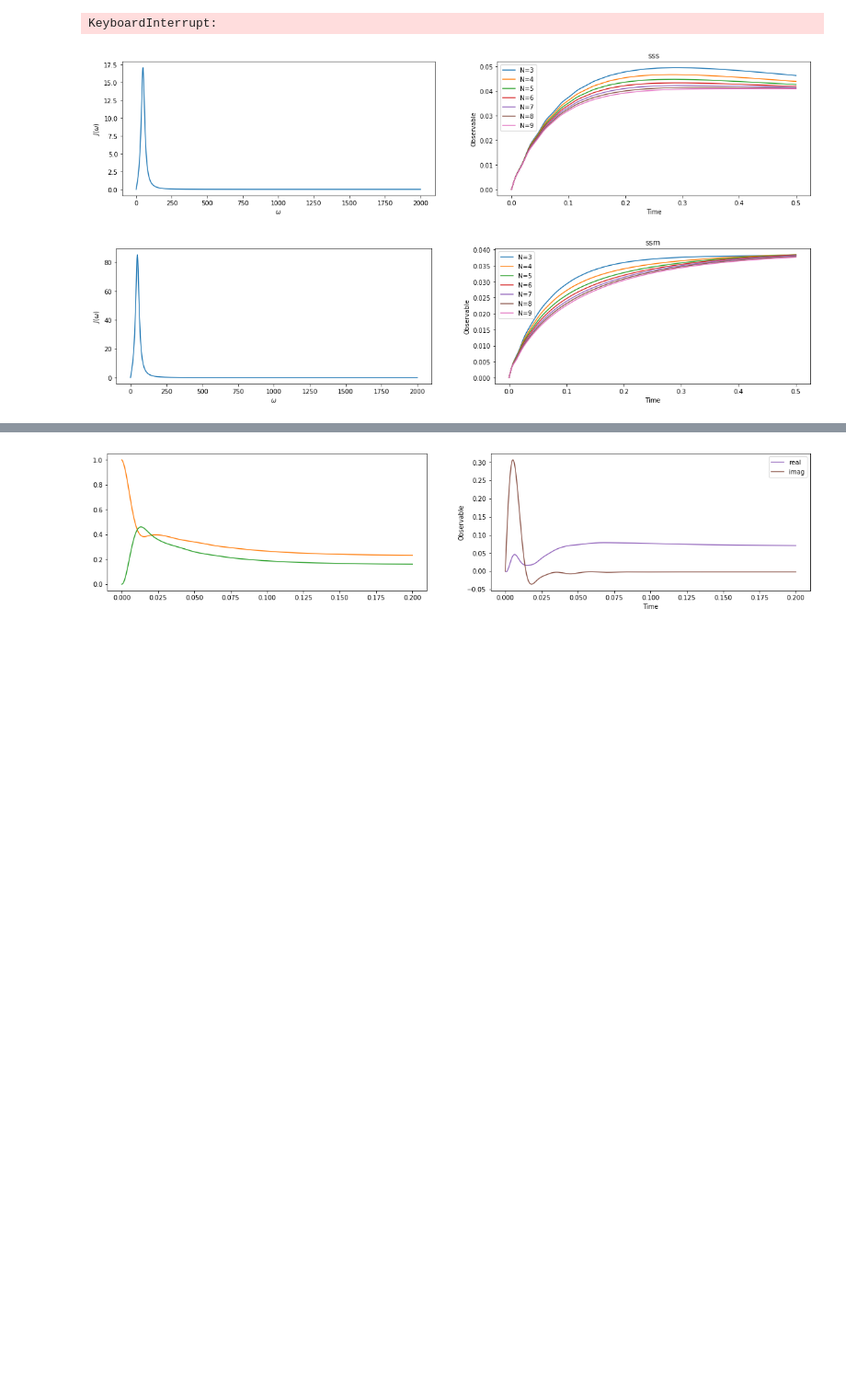
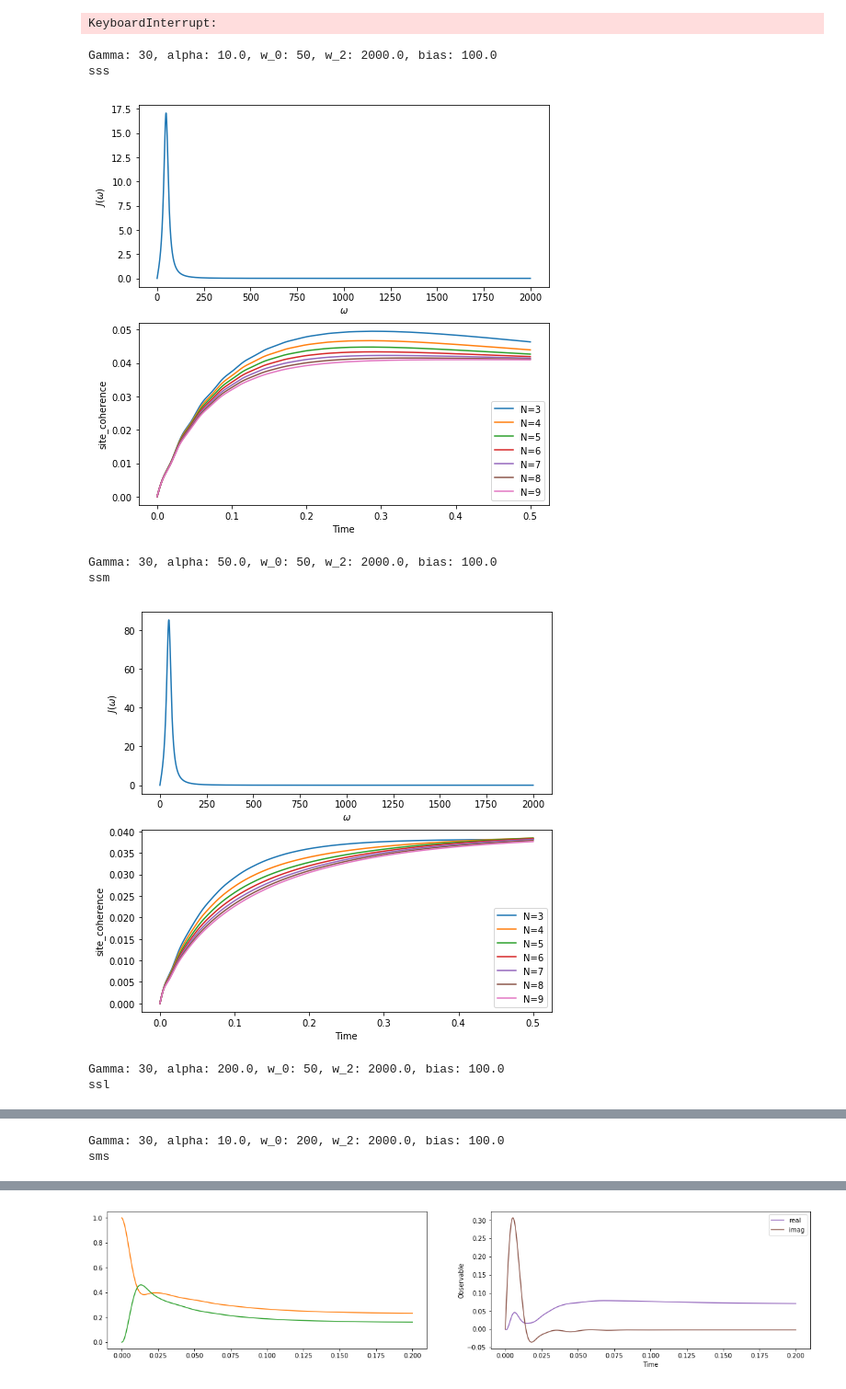
Before and after one commit to HenryMaguire/dimer-code, a Jupyter notebook: coherence_analysis.ipynb, the cells around one changed output, grey strips where cells are left out. Shown at 92% size. Drawn from its saved outputs; the diff is of its cells as text; code cells hidden in the pictures; blank space fills up the shorter version.

Commit message:
I've made the plotting functions, refactored some stuff and calculated some initial plots. Made it easier to extract plots and parameters etc.

```diff
--- a/coherence_analysis.ipynb
+++ b/coherence_analysis.ipynb
@@ -514,8 +515,8 @@ Full optical Liouvillian took 60.4880950451 seconds.
 10.0%. Run time: 2362.60s. Est. time left: 00:05:54:23
 KeyboardInterrupt:
 # %%
-def plot_dynamics_converge(comb, observable, dir_name="dynamics", plot_SD=True):
-    f, axes = plt.subplots(1,2, figsize=(20,4))
+def plot_dynamics_converge(comb, observable, dir_name="dynamics", plot_SD=True, save_images=True):
+    f, axes = plt.subplots(2,1, figsize=(8,8))
 
     labels = ['OO', 'XO', 'OX', 'XX', 'site_coherence',
                       'bright', 'dark', 'eig_coherence',
@@ -541,38 +542,56 @@ def plot_dynamics_converge(comb, observable, dir_name="dynamics", plot_SD=True):
         except Exception as err:
             print "could not plot because {}".format(str(err))
     if data_loaded and plot_SD:
+        print "Gamma: {}, alpha: {}, w_0: {}, w_2: {}, bias: {}".format(PARAMS["Gamma_1"],
+                                                                        PARAMS["alpha_1"],
+                                                                        PARAMS["w0_1"],
+                                                                        PARAMS['w_2'],
+                                                                        PARAMS['bias'])
         plot_UD_SD(PARAMS["Gamma_1"], PARAMS["alpha_1"], PARAMS["w0_1"], eps=2000., ax=axes[0])
     if data_loaded:
         plt.xlabel(r'Time')
-        plt.ylabel(r'Observable')
-        plt.title(''.join(comb))
+        plt.ylabel(observable)
+        print(''.join(comb))
         plt.legend()
+        plot_directory = 'PLOTS/'
+        image_name = plot_directory+_dir_name+str(N_values[-1])+".pdf"
+        if not os.path.exists(plot_directory):
+            os.makedirs(plot_directory)
+        if save_images:
+            plt.savefig(image_name)
+            print "saved at {}".format(image_name)
         plt.show()
     else:
         plt.close()
     return timelist, data
 
 from itertools import combinations_with_replacement
 sizes = ['s', 'm', 'l']
 combs = []
 
 init_dimer='OO'
 w_2 = 2000.
 
 params = dict({'Gamma': dict({'s' : 30, 'm' : 200, 'l' : 1500}),
              'w_0'  : dict({'s' : 50, 'm' : 200, 'l' : 1500}),
                 'alpha': dict({'s' : 10, 'm' : 50 , 'l' : 200})})
 
 N_values = range(3,10)
 observable = "site_coherence"
 
 
 
 for perm in permutations_with_replacement(sizes):
     try:
-        plot_dynamics_converge(perm, observable, dir_name="dynamics")
+        plot_dynamics_converge(perm, observable, dir_name="dynamics", save_images=False)
     except Exception as err:
         print "Could not get {} because {}".format(''.join(sizes), str(err))
 # %% [output]
+Gamma: 30, alpha: 10.0, w_0: 50, w_2: 2000.0, bias: 100.0
+sss
-[figure, old version]
+[figure, new version]
+Gamma: 30, alpha: 50.0, w_0: 50, w_2: 2000.0, bias: 100.0
+ssm
-[figure, old version]
+[figure, new version]
+Gamma: 30, alpha: 200.0, w_0: 50, w_2: 2000.0, bias: 100.0
+ssl
@@ -579,0 +599,2 @@ for perm in permutations_with_replacement(sizes):
+Gamma: 30, alpha: 10.0, w_0: 200, w_2: 2000.0, bias: 100.0
+sms
```
Also changed, not shown: parts of 8 cells of this notebook, 10 other files.
